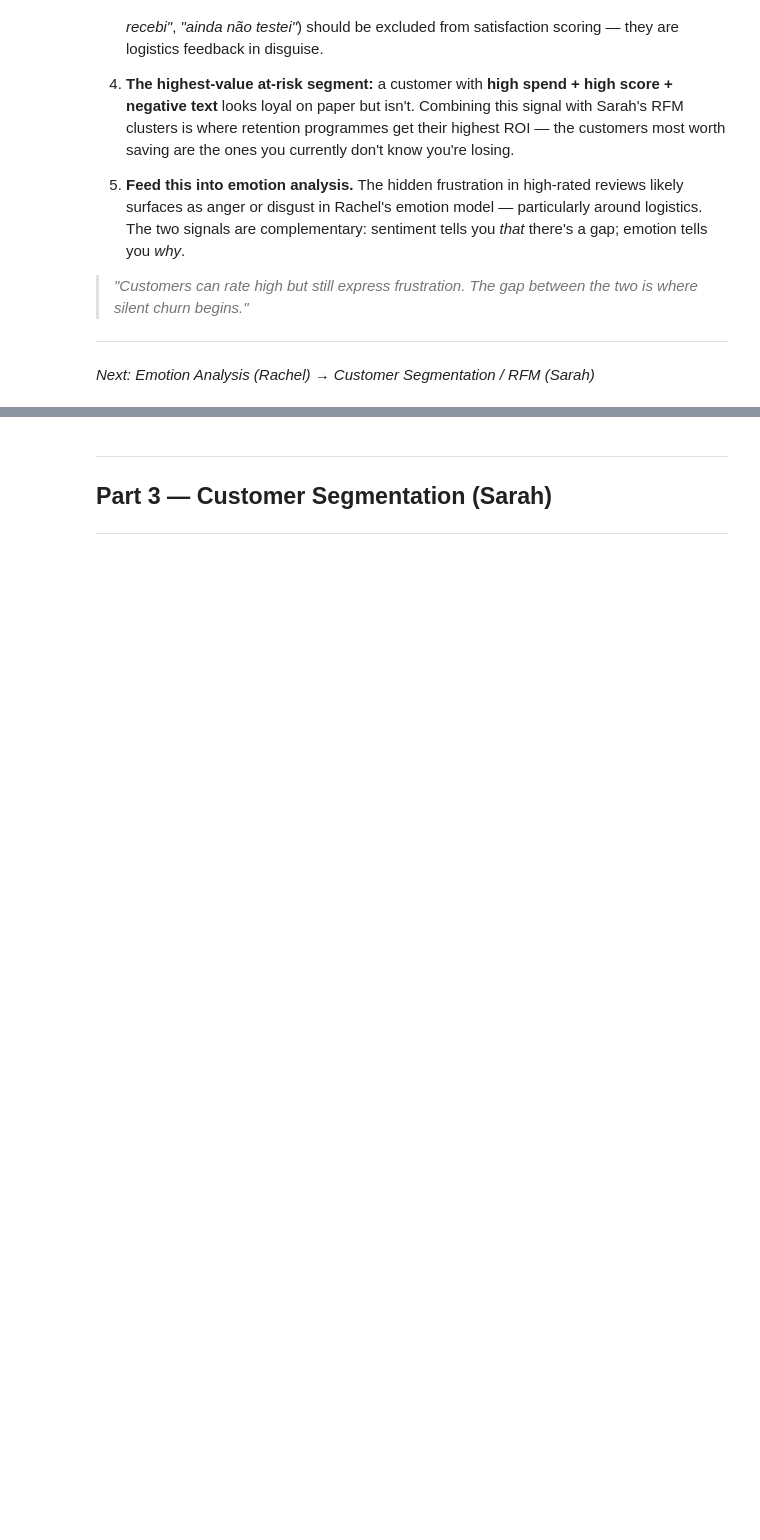
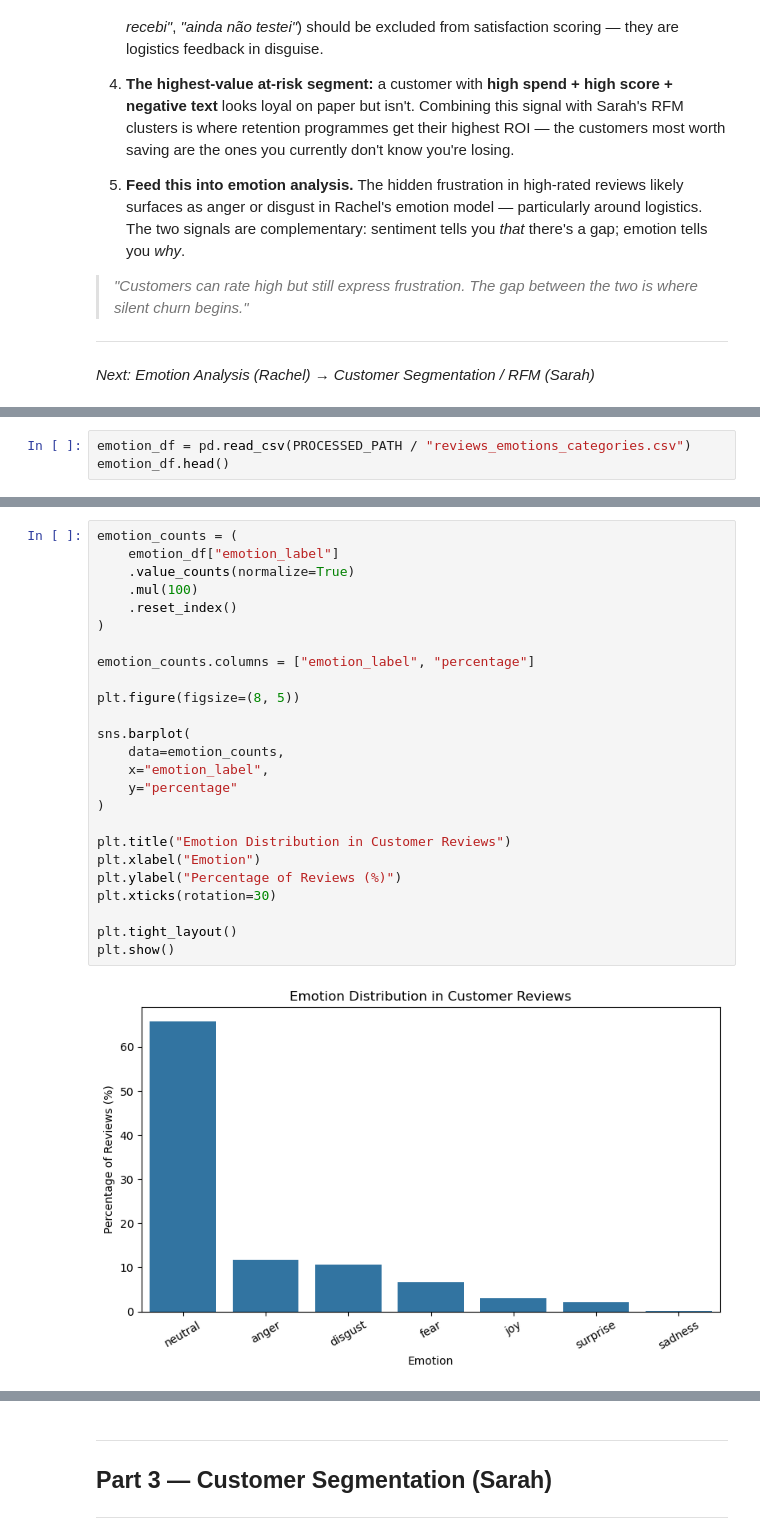
Before and after one commit to rachelv2/ecommerce-nlp-customer-segmentation, a Jupyter notebook: notebooks/04_final_storytelling.ipynb, the cells around one changed output, grey strips where cells are left out. Drawn from its saved outputs; the diff is of its cells as text; blank space fills up the shorter version.

```diff
--- a/notebooks/04_final_storytelling.ipynb
+++ b/notebooks/04_final_storytelling.ipynb
@@ -119,0 +122,3 @@ Customers like *"excelente Profissionalismo"*, *"Ótimo site para comprar muito
+# %%
+emotion_df = pd.read_csv(PROCESSED_PATH / "reviews_emotions_categories.csv")
+emotion_df.head()
@@ -119,0 +153,27 @@ Customers like *"excelente Profissionalismo"*, *"Ótimo site para comprar muito
+# %%
+emotion_counts = (
+    emotion_df["emotion_label"]
+    .value_counts(normalize=True)
+    .mul(100)
+    .reset_index()
+)
+
+emotion_counts.columns = ["emotion_label", "percentage"]
+
+plt.figure(figsize=(8, 5))
+
+sns.barplot(
+    data=emotion_counts,
+    x="emotion_label",
+    y="percentage"
+)
+
+plt.title("Emotion Distribution in Customer Reviews")
+plt.xlabel("Emotion")
+plt.ylabel("Percentage of Reviews (%)")
+plt.xticks(rotation=30)
+
+plt.tight_layout()
+plt.show()
+# %% [output]
+[figure, added]
```
Also changed, not shown: parts of 16 cells of this notebook.
